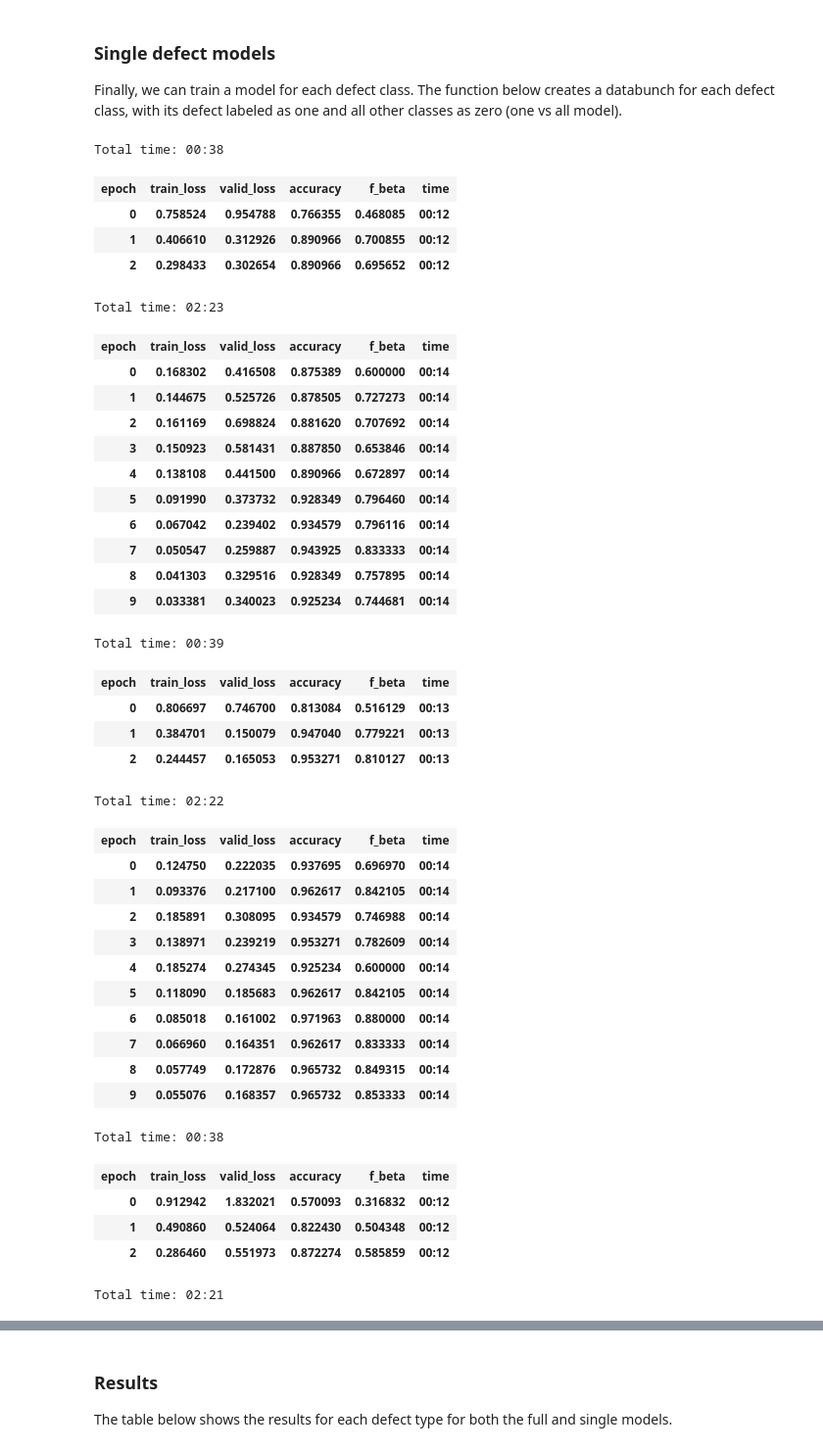
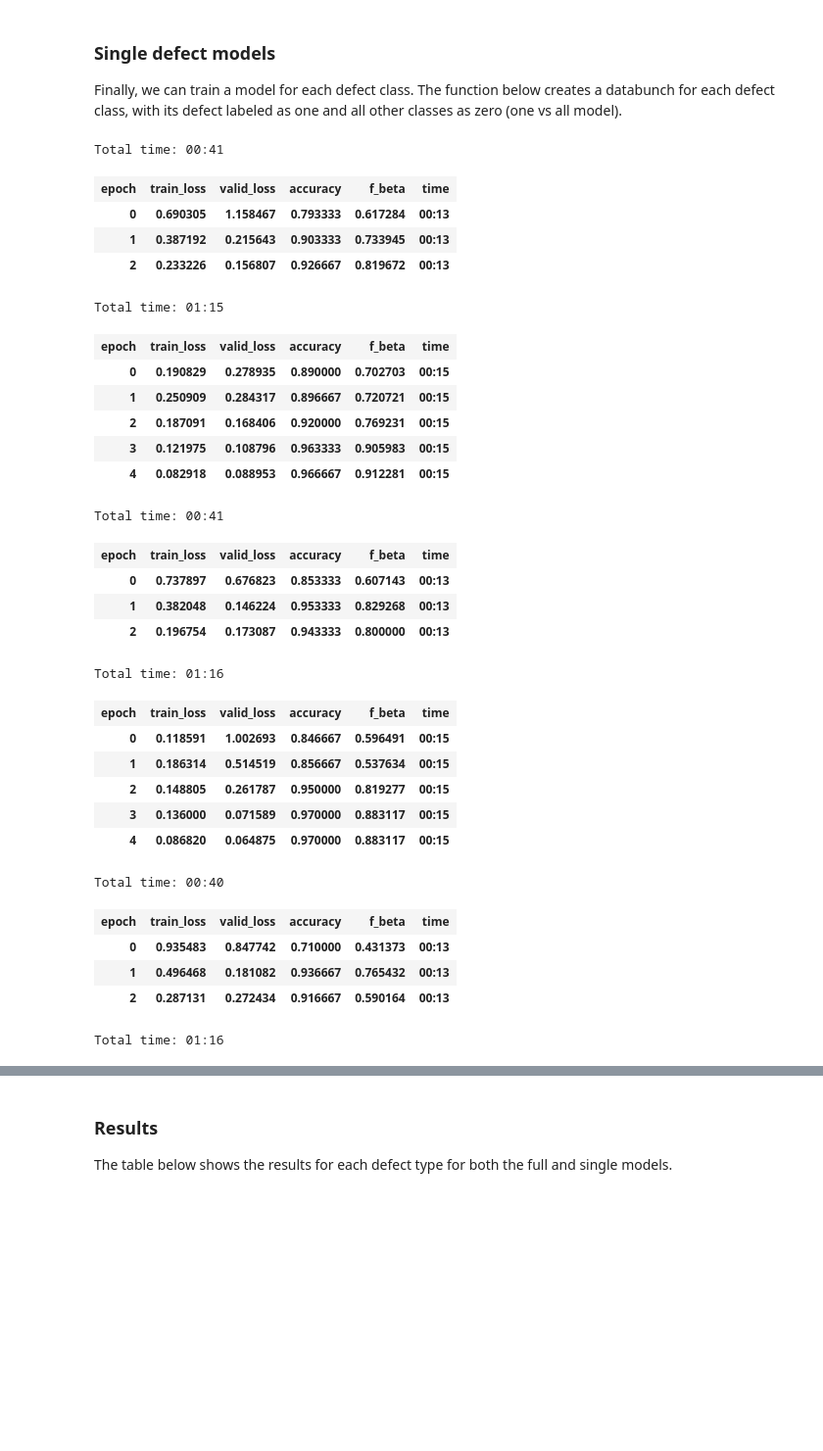
Before and after one commit to noachr/sewerai-project, a Jupyter notebook: SewerAI Project.ipynb, the cells around one changed output, grey strips where cells are left out. Shown at 98% size. Drawn from its saved outputs; the diff is of its cells as text; code cells hidden in the pictures; blank space fills up the shorter version.

```diff
--- a/SewerAI Project.ipynb
+++ b/SewerAI Project.ipynb
@@ -34,7 +35,9 @@ extract_id = lambda x: re.search(r"_(\d+)\.png",x).group(1)
 
 defect_type = [img.parts[-2] for img in images]
 defect_id = [extract_id(img.name) for img in images]
-image_df = pd.DataFrame({"filename": ["/".join(img.parts[-2:]) for img in images],"defect_type": defect_type,"defect_id": defect_id})
+image_df = pd.DataFrame({"filename": ["/".join(img.parts[-2:]) for img in images],
+                         "defect_type": defect_type,
+                         "defect_id": defect_id})
 # %%
 image_df.head()
 # %% [output]
@@ -171,5 +178,5 @@ Total time: 00:44
 # %%
 #Unfreeze and train full resnet
 learn_full.unfreeze()
-learn_full.fit_one_cycle(10,3e-4)
+learn_full.fit_one_cycle(5,3e-4)
 # %% [output]
@@ -232,55 +234,46 @@ def model_defect_class(defect_type):
     learn_defect = cnn_learner(data_defect,models.resnet50,metrics=[accuracy,FBeta(beta=1,average="binary"),])
     learn_defect.fit_one_cycle(3,3e-3)
     learn_defect.unfreeze()
-    learn_defect.fit_one_cycle(10,3e-4)
+    learn_defect.fit_one_cycle(5,3e-4)
     return learn_defect.model, learn_defect.recorder.metrics[-1][0].item(),learn_defect.recorder.metrics[-1][1].item()
 # %%
 #Train model for each defect type, storing the model, accuracy, and f1 score.
 model_dict = dict()
-results = []
+single_results = []
 for defect_type in data_full.train_ds.y.classes:
     model, acc, f1 = model_defect_class(defect_type)
     model_dict[defect_type] = model
-    results.append((defect_type,acc,f1))
+    single_results.append((defect_type,acc,f1))
+    torch.save(model,f"sm-{defect_type}.pth")
 # %% [output]
-Total time: 00:38
+Total time: 00:41
 | epoch | train_loss | valid_loss | accuracy | f_beta | time |
-| 0 | 0.758524 | 0.954788 | 0.766355 | 0.468085 | 00:12 |
-| 1 | 0.406610 | 0.312926 | 0.890966 | 0.700855 | 00:12 |
-| 2 | 0.298433 | 0.302654 | 0.890966 | 0.695652 | 00:12 |
+| 0 | 0.690305 | 1.158467 | 0.793333 | 0.617284 | 00:13 |
+| 1 | 0.387192 | 0.215643 | 0.903333 | 0.733945 | 00:13 |
+| 2 | 0.233226 | 0.156807 | 0.926667 | 0.819672 | 00:13 |
-Total time: 02:23
+Total time: 01:15
 | epoch | train_loss | valid_loss | accuracy | f_beta | time |
-| 0 | 0.168302 | 0.416508 | 0.875389 | 0.600000 | 00:14 |
-| 1 | 0.144675 | 0.525726 | 0.878505 | 0.727273 | 00:14 |
-| 2 | 0.161169 | 0.698824 | 0.881620 | 0.707692 | 00:14 |
-| 3 | 0.150923 | 0.581431 | 0.887850 | 0.653846 | 00:14 |
-| 4 | 0.138108 | 0.441500 | 0.890966 | 0.672897 | 00:14 |
-| 5 | 0.091990 | 0.373732 | 0.928349 | 0.796460 | 00:14 |
-| 6 | 0.067042 | 0.239402 | 0.934579 | 0.796116 | 00:14 |
-| 7 | 0.050547 | 0.259887 | 0.943925 | 0.833333 | 00:14 |
-| 8 | 0.041303 | 0.329516 | 0.928349 | 0.757895 | 00:14 |
-| 9 | 0.033381 | 0.340023 | 0.925234 | 0.744681 | 00:14 |
+| 0 | 0.190829 | 0.278935 | 0.890000 | 0.702703 | 00:15 |
+| 1 | 0.250909 | 0.284317 | 0.896667 | 0.720721 | 00:15 |
+| 2 | 0.187091 | 0.168406 | 0.920000 | 0.769231 | 00:15 |
+| 3 | 0.121975 | 0.108796 | 0.963333 | 0.905983 | 00:15 |
+| 4 | 0.082918 | 0.088953 | 0.966667 | 0.912281 | 00:15 |
-Total time: 00:39
+Total time: 00:41
 | epoch | train_loss | valid_loss | accuracy | f_beta | time |
-| 0 | 0.806697 | 0.746700 | 0.813084 | 0.516129 | 00:13 |
-| 1 | 0.384701 | 0.150079 | 0.947040 | 0.779221 | 00:13 |
-| 2 | 0.244457 | 0.165053 | 0.953271 | 0.810127 | 00:13 |
+| 0 | 0.737897 | 0.676823 | 0.853333 | 0.607143 | 00:13 |
+| 1 | 0.382048 | 0.146224 | 0.953333 | 0.829268 | 00:13 |
+| 2 | 0.196754 | 0.173087 | 0.943333 | 0.800000 | 00:13 |
-Total time: 02:22
+Total time: 01:16
 | epoch | train_loss | valid_loss | accuracy | f_beta | time |
-| 0 | 0.124750 | 0.222035 | 0.937695 | 0.696970 | 00:14 |
-| 1 | 0.093376 | 0.217100 | 0.962617 | 0.842105 | 00:14 |
-| 2 | 0.185891 | 0.308095 | 0.934579 | 0.746988 | 00:14 |
-| 3 | 0.138971 | 0.239219 | 0.953271 | 0.782609 | 00:14 |
-| 4 | 0.185274 | 0.274345 | 0.925234 | 0.600000 | 00:14 |
-| 5 | 0.118090 | 0.185683 | 0.962617 | 0.842105 | 00:14 |
-| 6 | 0.085018 | 0.161002 | 0.971963 | 0.880000 | 00:14 |
-| 7 | 0.066960 | 0.164351 | 0.962617 | 0.833333 | 00:14 |
-| 8 | 0.057749 | 0.172876 | 0.965732 | 0.849315 | 00:14 |
-| 9 | 0.055076 | 0.168357 | 0.965732 | 0.853333 | 00:14 |
+| 0 | 0.118591 | 1.002693 | 0.846667 | 0.596491 | 00:15 |
+| 1 | 0.186314 | 0.514519 | 0.856667 | 0.537634 | 00:15 |
+| 2 | 0.148805 | 0.261787 | 0.950000 | 0.819277 | 00:15 |
+| 3 | 0.136000 | 0.071589 | 0.970000 | 0.883117 | 00:15 |
+| 4 | 0.086820 | 0.064875 | 0.970000 | 0.883117 | 00:15 |
-Total time: 00:38
+Total time: 00:40
 | epoch | train_loss | valid_loss | accuracy | f_beta | time |
-| 0 | 0.912942 | 1.832021 | 0.570093 | 0.316832 | 00:12 |
-| 1 | 0.490860 | 0.524064 | 0.822430 | 0.504348 | 00:12 |
-| 2 | 0.286460 | 0.551973 | 0.872274 | 0.585859 | 00:12 |
+| 0 | 0.935483 | 0.847742 | 0.710000 | 0.431373 | 00:13 |
+| 1 | 0.496468 | 0.181082 | 0.936667 | 0.765432 | 00:13 |
+| 2 | 0.287131 | 0.272434 | 0.916667 | 0.590164 | 00:13 |
-Total time: 02:21
+Total time: 01:16
 | epoch | train_loss | valid_loss | accuracy | f_beta | time |
```
Also changed, not shown: parts of 32 cells of this notebook.
